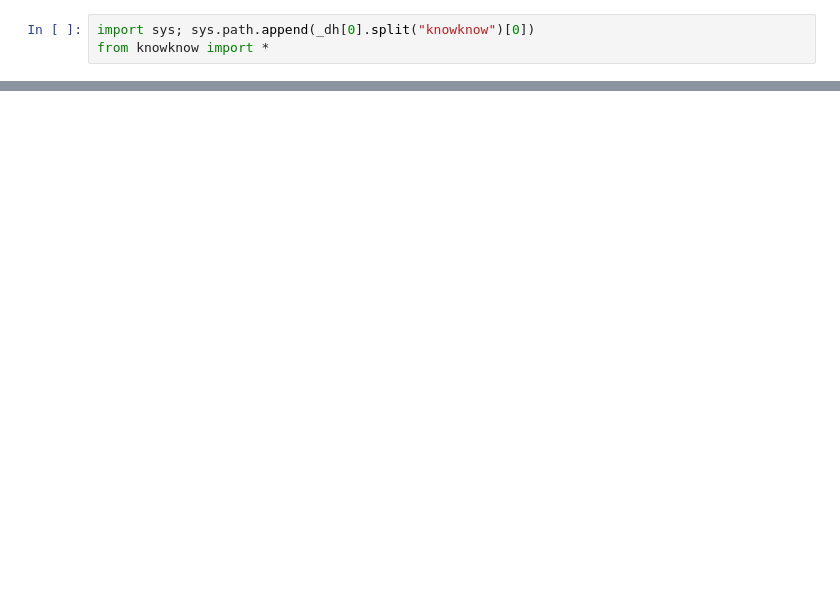
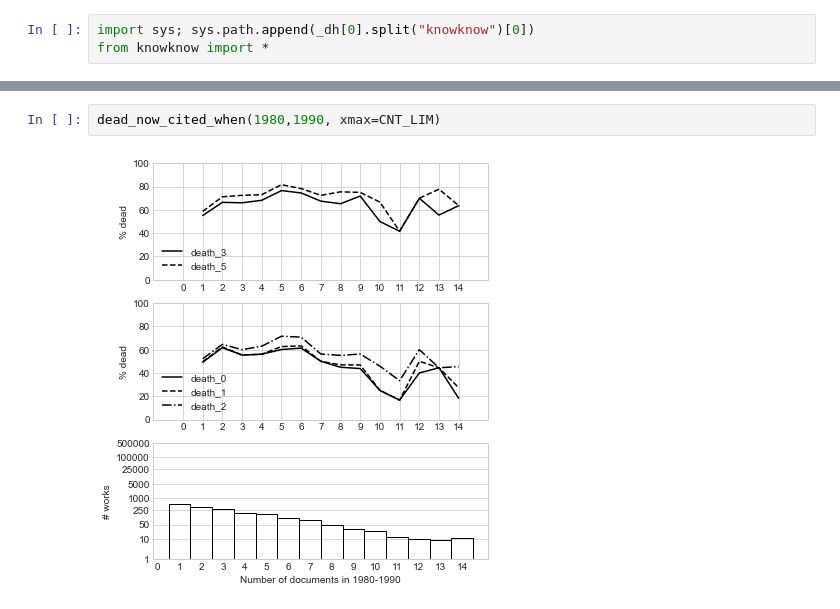
Before and after one commit to amcgail/knowknow, a Jupyter notebook: knowknow/analyses/momentary success makes death less likely.ipynb, the cells around one changed output, grey strips where cells are left out. Saved outputs shown, nothing was run; the diff lists cells and outputs as text; blank space fills up the shorter version.

```diff
--- a/knowknow/analyses/momentary success makes death less likely.ipynb
+++ b/knowknow/analyses/momentary success makes death less likely.ipynb
@@ -116,0 +124,4 @@ dead_now_cited_when(1985,1995, xmax=100)
+# %%
+dead_now_cited_when(1980,1990, xmax=CNT_LIM)
+# %% [output]
+[figure, added]
```
Also changed, not shown: parts of 9 cells of this notebook, 10 other files.
